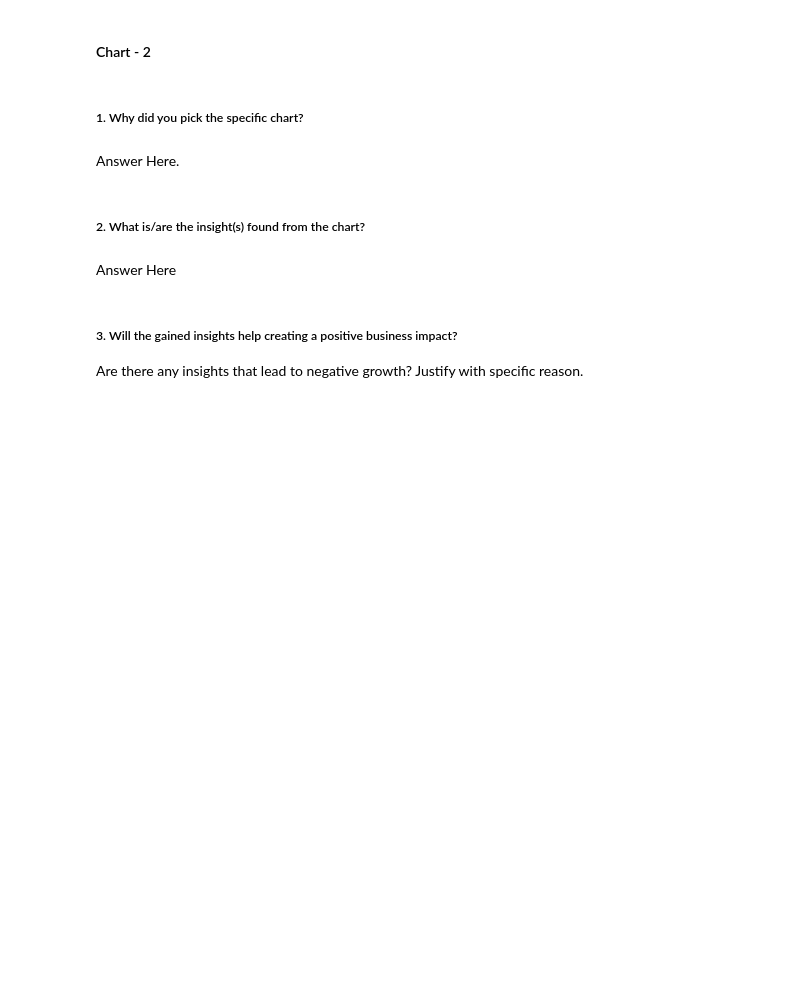
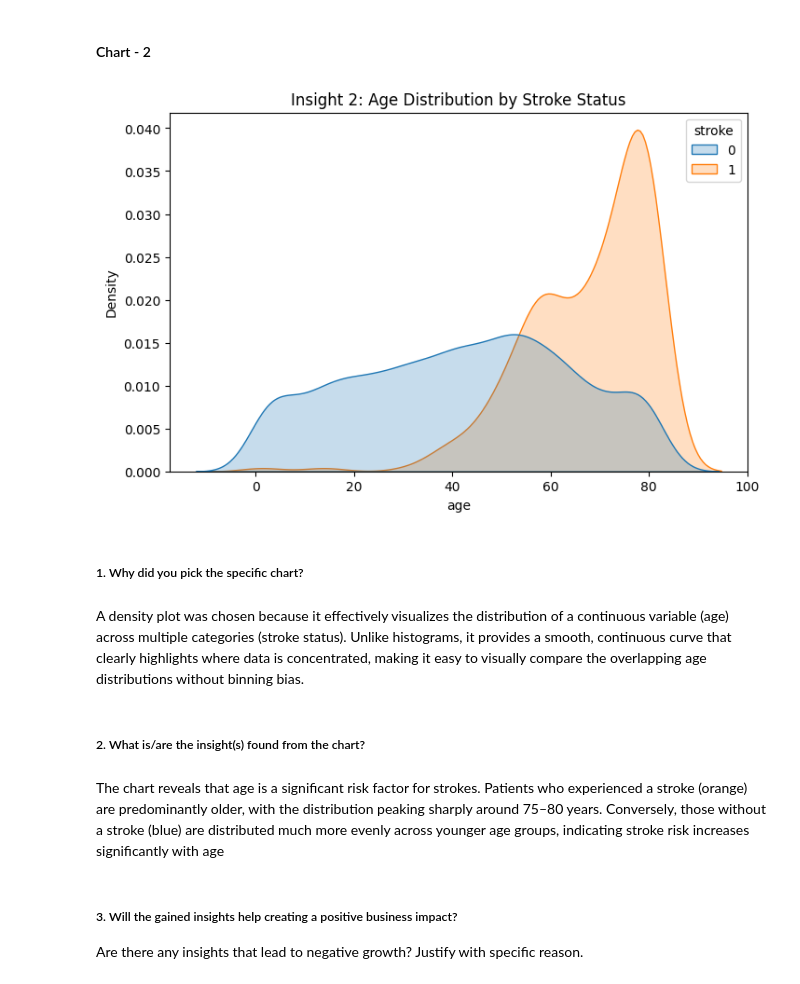
Before and after one commit to Vansh-172/Project-Regression, a Jupyter notebook: Vansh_Goyal_ML_Submission.ipynb, the cells around one changed output. Drawn from its saved outputs; the diff is of its cells as text; code cells hidden in the pictures; blank space fills up the shorter version.

```diff
--- a/Vansh_Goyal_ML_Submission.ipynb
+++ b/Vansh_Goyal_ML_Submission.ipynb
@@ -239,11 +352,20 @@ Answer Here
+# %%
+# Chart - 2 visualization code
+# --- 2. Age vs. Stroke Risk ---
+plt.figure(figsize=(8, 5))
+sns.kdeplot(data=df, x='age', hue='stroke', fill=True, common_norm=False)
+plt.title('Insight 2: Age Distribution by Stroke Status')
+plt.show()
+# %% [output]
+[figure, added]
 # %% [markdown]
 ##### 1. Why did you pick the specific chart?
-# %% [markdown]
-Answer Here.
+# %% [markdown]
+A density plot was chosen because it effectively visualizes the distribution of a continuous variable (age) across multiple categories (stroke status). Unlike histograms, it provides a smooth, continuous curve that clearly highlights where data is concentrated, making it easy to visually compare the overlapping age distributions without binning bias.
 # %% [markdown]
 ##### 2. What is/are the insight(s) found from the chart?
-# %% [markdown]
-Answer Here
+# %% [markdown]
+The chart reveals that age is a significant risk factor for strokes. Patients who experienced a stroke (orange) are predominantly older, with the distribution peaking sharply around 75–80 years. Conversely, those without a stroke (blue) are distributed much more evenly across younger age groups, indicating stroke risk increases significantly with age
 # %% [markdown]
 ##### 3. Will the gained insights help creating a positive business impact?
 Are there any insights that lead to negative growth? Justify with specific reason.
```
Also changed, not shown: parts of 72 cells of this notebook.
